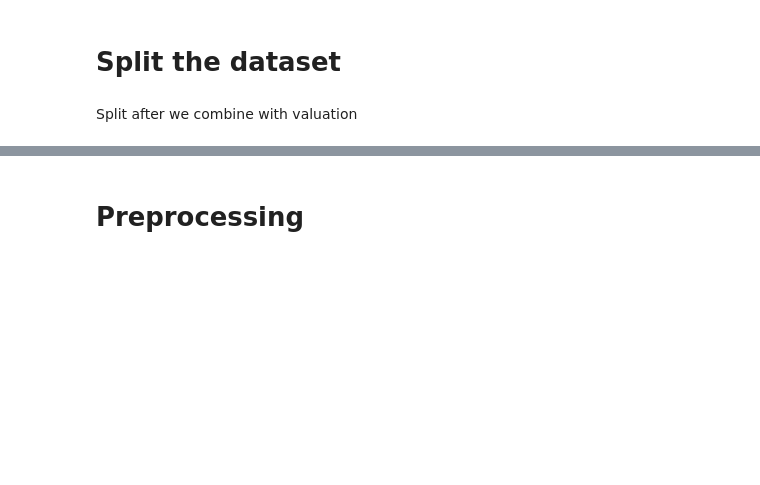
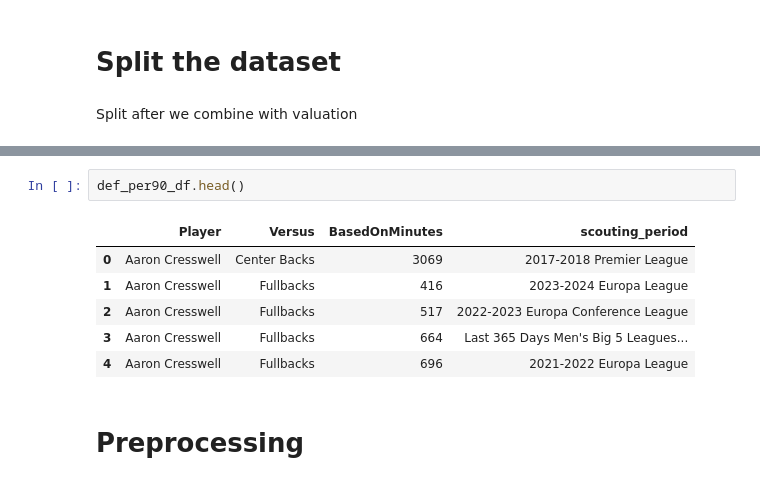
Before and after one commit to ruicongg/deadline-day, a Jupyter notebook: football_valuation_prediction.ipynb, the cells around one changed output, grey strips where cells are left out. Cells and saved outputs as stored; diff of their text form; blank space fills up the shorter version.

```diff
--- a/football_valuation_prediction.ipynb
+++ b/football_valuation_prediction.ipynb
@@ -123,3 +200,12 @@ Split after we combine with valuation
+# %%
+def_per90_df.head()
+# %% [output]
+|  | Player | Versus | BasedOnMinutes | scouting_period |
+| 0 | Aaron Cresswell | Center Backs | 3069 | 2017-2018 Premier League |
+| 1 | Aaron Cresswell | Fullbacks | 416 | 2023-2024 Europa League |
+| 2 | Aaron Cresswell | Fullbacks | 517 | 2022-2023 Europa Conference League |
+| 3 | Aaron Cresswell | Fullbacks | 664 | Last 365 Days Men's Big 5 Leagues... |
+| 4 | Aaron Cresswell | Fullbacks | 696 | 2021-2022 Europa League |
 # %% [markdown]
 # Preprocessing
 # %%
```
Also changed, not shown: parts of 7 cells of this notebook.
